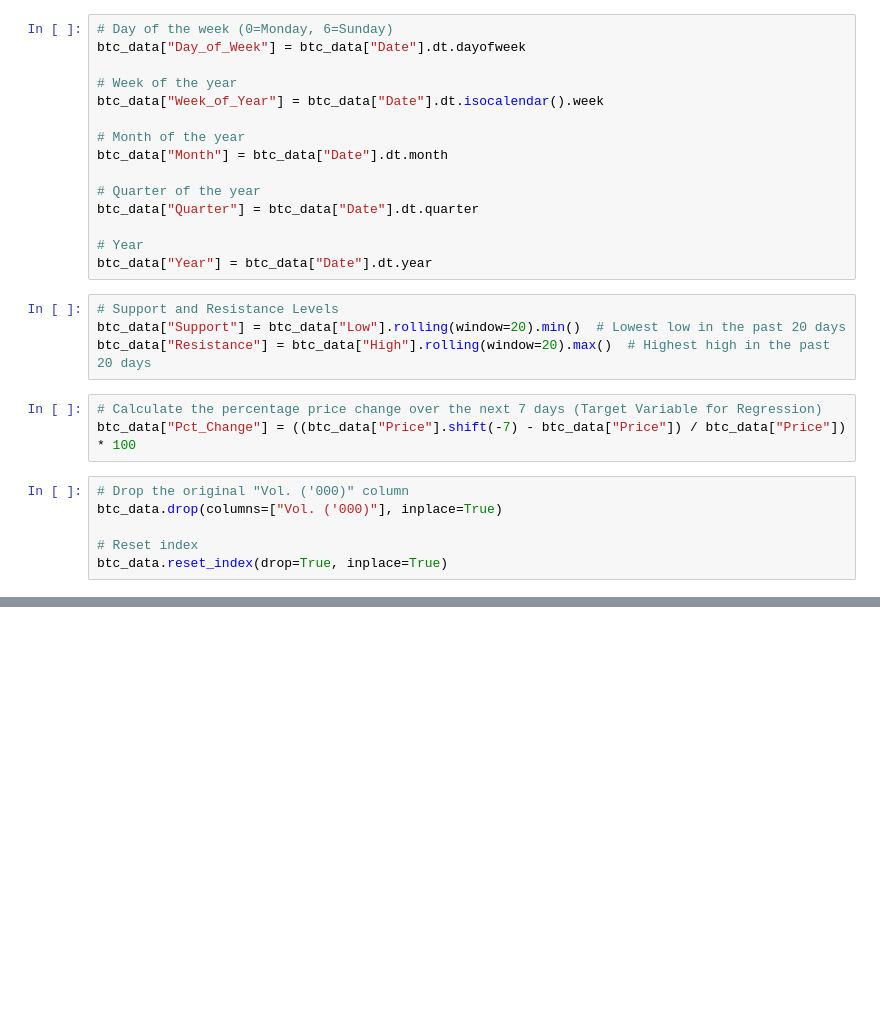
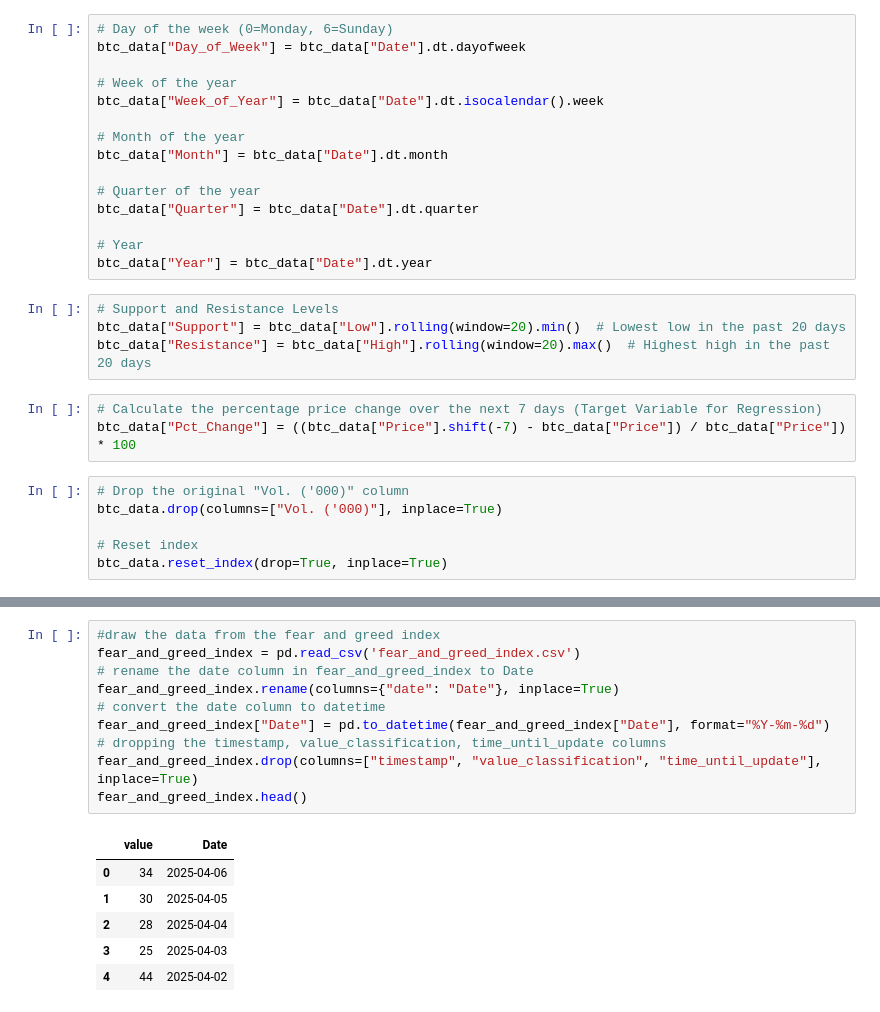
Before and after one commit to Rex-Chan99/Bitcoin_prediction, a Jupyter notebook: Master_dataset.ipynb, the cells around one changed output, grey strips where cells are left out. Saved outputs shown, nothing was run; the diff lists cells and outputs as text; blank space fills up the shorter version.

```diff
--- a/Master_dataset.ipynb
+++ b/Master_dataset.ipynb
@@ -176 +179,18 @@ btc_data.tail()
 5 rows × 26 columns
+# %%
+#draw the data from the fear and greed index
+fear_and_greed_index = pd.read_csv('fear_and_greed_index.csv')
+# rename the date column in fear_and_greed_index to Date
+fear_and_greed_index.rename(columns={"date": "Date"}, inplace=True)
+# convert the date column to datetime
+fear_and_greed_index["Date"] = pd.to_datetime(fear_and_greed_index["Date"], format="%Y-%m-%d")
+# dropping the timestamp, value_classification, time_until_update columns
+fear_and_greed_index.drop(columns=["timestamp", "value_classification", "time_until_update"], inplace=True)
+fear_and_greed_index.head()
+# %% [output]
+|  | value | Date |
+| 0 | 34 | 2025-04-06 |
+| 1 | 30 | 2025-04-05 |
+| 2 | 28 | 2025-04-04 |
+| 3 | 25 | 2025-04-03 |
+| 4 | 44 | 2025-04-02 |
```
Also changed, not shown: parts of 9 cells of this notebook.
